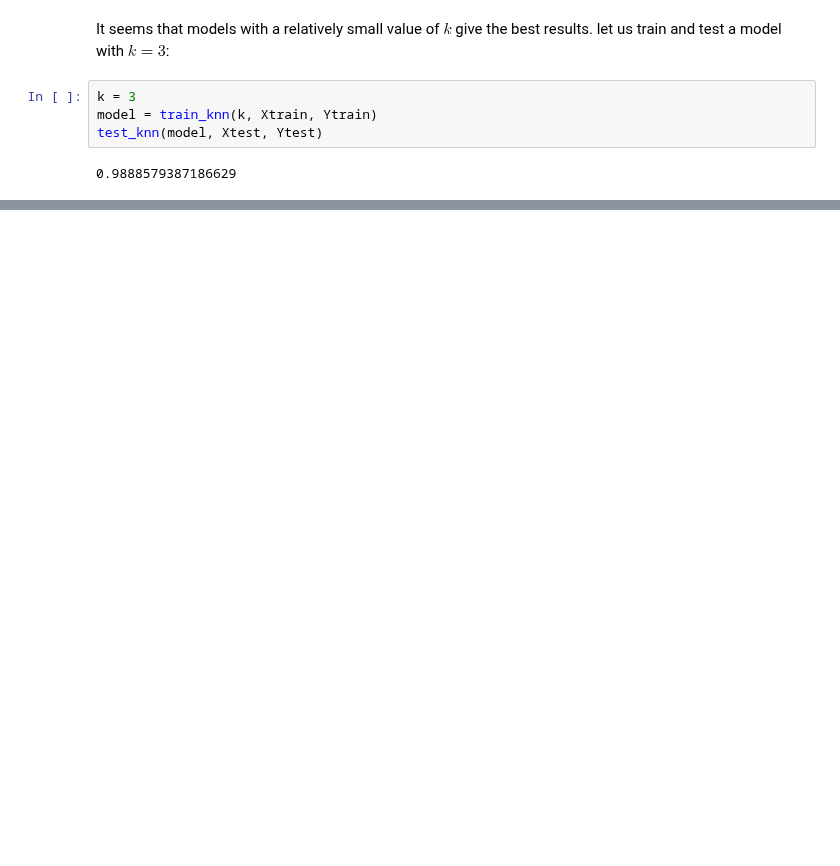
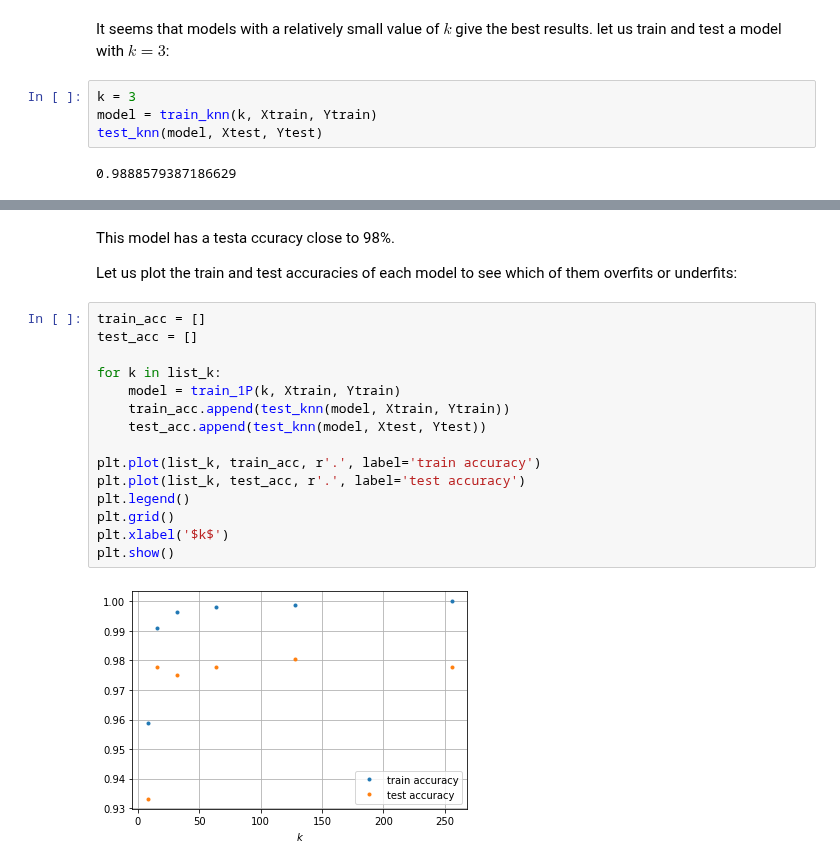
Before and after one commit to FlorentCLMichel/learning_data_science, a Jupyter notebook: Projects_Jupyter/Handwritten_digits.ipynb, the cells around one changed output, grey strips where cells are left out. Drawn from its saved outputs; the diff is of its cells as text; blank space fills up the shorter version.

```diff
--- a/Projects_Jupyter/Handwritten_digits.ipynb
+++ b/Projects_Jupyter/Handwritten_digits.ipynb
@@ -196,0 +252,21 @@ This model has an accuracy close to 99%.
+# %% [markdown]
+This model has a testa ccuracy close to 98%.
+
+Let us plot the train and test accuracies of each model to see which of them overfits or underfits:
+# %%
+train_acc = []
+test_acc = []
+
+for k in list_k:
+    model = train_1P(k, Xtrain, Ytrain)
+    train_acc.append(test_knn(model, Xtrain, Ytrain))
+    test_acc.append(test_knn(model, Xtest, Ytest))
+
+plt.plot(list_k, train_acc, r'.', label='train accuracy')
+plt.plot(list_k, test_acc, r'.', label='test accuracy')
+plt.legend()
+plt.grid()
+plt.xlabel('$k$')
+plt.show()
+# %% [output]
+[figure, added]
```
Also changed, not shown: parts of 18 cells of this notebook.
